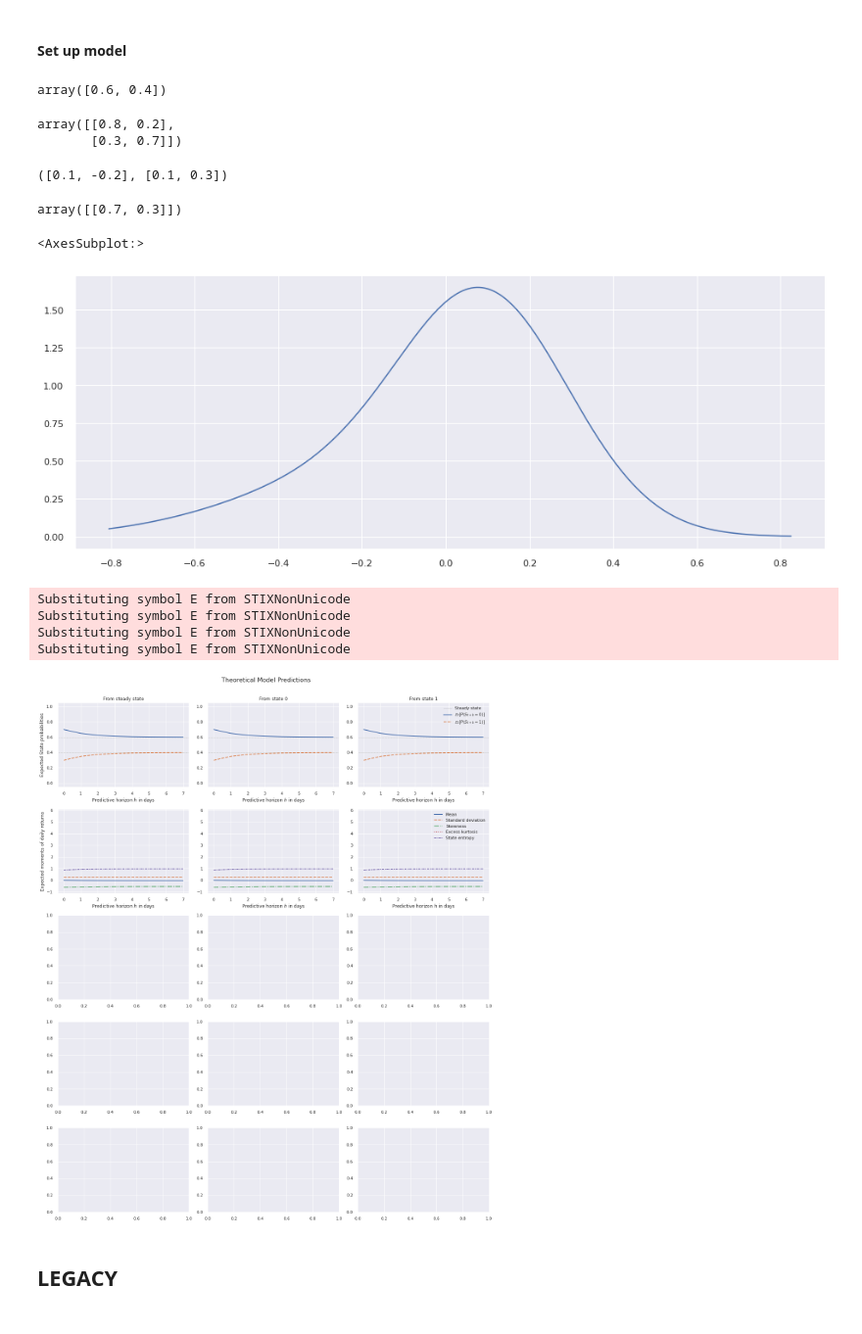
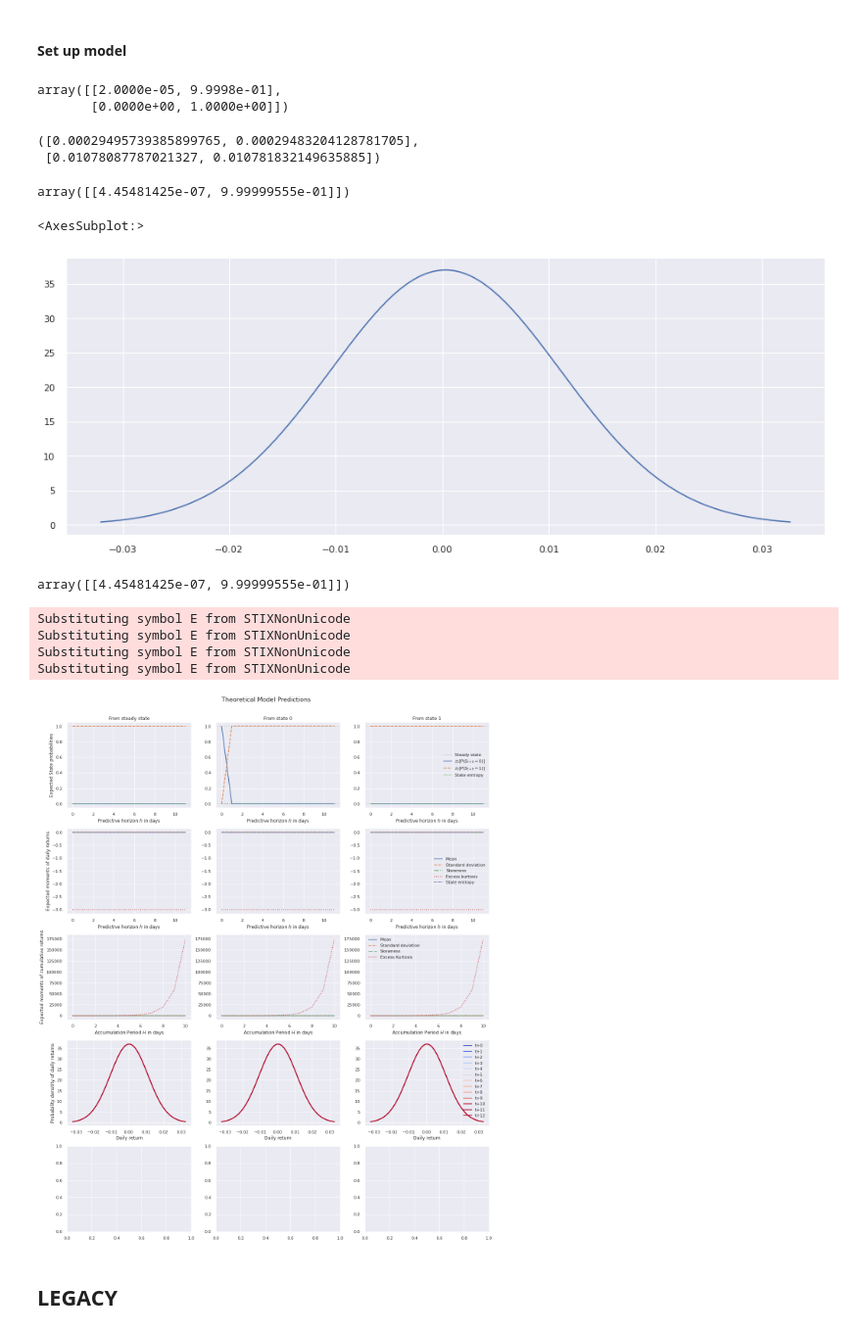
Before and after one commit to felixbrunner/hmm-real-vol, a Jupyter notebook: notebooks/01 - framework_plots.ipynb, the cells around one changed output. Shown at 98% size. Cells and saved outputs as stored; diff of their text form; code cells hidden in the pictures.

```diff
--- a/notebooks/01 - framework_plots.ipynb
+++ b/notebooks/01 - framework_plots.ipynb
@@ -218,49 +217,63 @@ comparison_table
 # %% [markdown]
 #### Set up model
 # %%
-emission_models = (src.NormalModel(mu=0.1, sigma=0.2), src.NormalModel(mu=-0.2, sigma=0.3))
-transition_matrix = np.matrix([[0.8, 0.2],
+emission_models = (src.NormalModel(mu=1.1, sigma=0.2), src.NormalModel(mu=1-0.2, sigma=0.3))
+transition_matrix = np.matrix([[0.95, 0.05],
                                [0.3, 0.7]])
 state_vector = [0.7, 0.3]
 hmm = src.HiddenMarkovModel(emission_models=emission_models, transition_matrix=transition_matrix, state_vector=state_vector)
-# %%
-hmm.steady_state()
-# %% [output]
-array([0.6, 0.4])
 # %%
 hmm.fit(series)
 # %%
 hmm.transition_matrix
 # %% [output]
-array([[0.8, 0.2],
-       [0.3, 0.7]])
+array([[2.0000e-05, 9.9998e-01],
+       [0.0000e+00, 1.0000e+00]])
 # %%
 hmm.component_means(), hmm.component_stds()
 # %% [output]
-([0.1, -0.2], [0.1, 0.3])
+([0.00029495739385899765, 0.00029483204128781705],
+ [0.01078087787021327, 0.010781832149635885])
 # %%
 hmm.state_vector
 # %% [output]
-array([[0.7, 0.3]])
+array([[4.45481425e-07, 9.99999555e-01]])
 # %%
-plot_pdf(hmm.iterate(0).mixture_distribution)
+plot_pdf(hmm.iterate(10).mixture_distribution)
 # %% [output]
 <AxesSubplot:>
-[figure, old version]
+[figure, new version]
 # %%
 state_names = ['SS','S0','S1']
-H = 8
+H = 12
+pdf_horizons = np.arange(13)
+# %%
+hmm.state_vector
+# %% [output]
+array([[4.45481425e-07, 9.99999555e-01]])
+# %%
+hmm_ss = hmm.copy()
+hmm_ss.steady_state(set_state=True)
+
+hmm_0 = hmm.copy()
+hmm_0.state_vector = [1, 0]
+
+hmm_1 = hmm.copy()
+hmm_1.state_vector = [0, 1]
+
+hmms = [hmm_ss, hmm_0, hmm_1]
 # %%
 fig, axes = plt.subplots(5, 3, figsize=[17,20])
 colormap = plt.cm.get_cmap('coolwarm')
 
 i = 0
-for iState in state_names:
+for hmm in hmms:
     axes[0,i].set_ylim([-0.05,1.05])
     axes[0,i].axhline(hmm.steady_state()[0], color='k', linewidth=0.5, linestyle=':', label='Steady state')
     axes[0,i].axhline(hmm.steady_state()[1], color='k', linewidth=0.5, linestyle=':')
     axes[0,i].plot([hmm.iterate(h).state_vector.squeeze()[0] for h in range(H)], linewidth=2, linestyle='-', label='$\mathbb{E}_t[P(S_{t+h}=0)]$')
     axes[0,i].plot([hmm.iterate(h).state_vector.squeeze()[1] for h in range(H)], linewidth=2, linestyle='--', label='$\mathbb{E}_t[P(S_{t+h}=1)]$')
+    axes[0,i].plot([hmm.iterate(h).entropy() for h in range(H)], linewidth=2, linestyle=':', label='State entropy')
     axes[0,i].set_xlabel('Predictive horizon $h$ in days')
 
 #     axes[1,i].set_ylim([-1.1,6.1])
@@ -271,55 +284,56 @@ for iState in state_names:
     axes[1,i].plot([hmm.iterate(h).entropy() for h in range(H)], linewidth=2, linestyle=(0, (3, 1, 1, 1)), label='State entropy')
     axes[1,i].set_xlabel('Predictive horizon $h$ in days')
 
-    axes[2,i].set_ylim([-0.2,1.05])
-    axes[2,i].plot([hmm.iterate(h).entropy() for h in range(H)], linewidth=2, linestyle='-', label='Mean')
-#     axes[2,i].plot(df_calc[(iState,'cv')]**0.5, linewidth=2, linestyle='--', label='Standard deviation')
-#     axes[2,i].plot(df_calc[(iState,'cs')], linewidth=2, linestyle='-.', label='Skewness')
-#     axes[2,i].plot(df_calc[(iState,'ck')], linewidth=2, linestyle=':', label='Excess Kurtosis')
-#     axes[2,i].set_xlabel('Accumulation Period $H$ in days')
+#     axes[2,i].set_ylim([-0.2,1.05])
+    axes[2,i].plot([hmm.product_distribution(h).mean()-1 for h in range(1,H)], linewidth=2, linestyle='-', label='Mean')
+    axes[2,i].plot([hmm.product_distribution(h).std() for h in range(1,H)], linewidth=2, linestyle='--', label='Standard deviation')
+    axes[2,i].plot([hmm.product_distribution(h).skew() for h in range(1,H)], linestyle='-.', label='Skewness')
+    axes[2,i].plot([hmm.product_distribution(h).exkurt() for h in range(1,H)], linewidth=2, linestyle=':', label='Excess Kurtosis')
+    axes[2,i].set_xlabel('Accumulation Period $H$ in days')
 
-#     h = 0
-#     for iHorizon in [0,1,5,10,15,21,31,42,63,126,189,252]:
-#         mixture = clas.MixtureDistribution([])
+    for h in pdf_horizons:#[0,1,5,10,15,21,31,42,63,126,189,252]:
+        plot_pdf(hmm.iterate(h).distribution, ax=axes[3,i], label='t+'+str(h), color=colormap(1/10*h), linewidth=2)
+        axes[3,i].set_xlabel('Daily return')
+
+        #mixture = clas.MixtureDistribution([])
 #         mixture.add_component((mus[0]-1,sigmas[0],df_calc[(iState,'p0')].loc[iHorizon]))
 #         mixture.add_component((mus[1]-1,sigmas[1],df_calc[(iState,'p1')].loc[iHorizon]))
 #         x = np.linspace(-0.06,0.06,201)
 #         y = mixture.pdf(x)
 #         axes[3,i].set_ylim([-2,70])
 #         axes[3,i].plot(x, y, color=colormap(1/10*h), label='t+'+str(iHorizon), linewidth=2)
 #         axes[3,i].set_xlabel('Daily return')
 
-#         h +=1
 
     i += 1
 
 axes[0,0].set_ylabel('Expected State probabilities')
 axes[1,0].set_ylabel('Expected moments of daily returns')
-# axes[2,0].set_ylabel('Expected moments of cumulative returns')
-# axes[3,0].set_ylabel('Probability denstity of daily returns')
+axes[2,0].set_ylabel('Expected moments of cumulative returns')
+axes[3,0].set_ylabel('Probability denstity of daily returns')
 
 axes[0,0].set_title('From steady state')
 axes[0,1].set_title('From state 0')
 axes[0,2].set_title('From state 1')
 
 axes[0,2].legend()
 axes[1,2].legend()
-# axes[2,2].legend()
-# axes[3,2].legend()
+axes[2,2].legend()
+axes[3,2].legend()
 
 fig.suptitle('Theoretical Model Predictions', y=1.01, fontsize=16)
 
 fig.tight_layout()
 
 plt.show()
 
 #fig.savefig('theoreticalPredictionsPlot.pdf', format='pdf', dpi=200, bbox_inches='tight')
 # %% [output]
 Substituting symbol E from STIXNonUnicode
 Substituting symbol E from STIXNonUnicode
 Substituting symbol E from STIXNonUnicode
 Substituting symbol E from STIXNonUnicode
-[figure, old version]
+[figure, new version]
 # %% [markdown]
 ## LEGACY
 # %%
```
Also changed, not shown: parts of 3 cells of this notebook, 3 other files.
